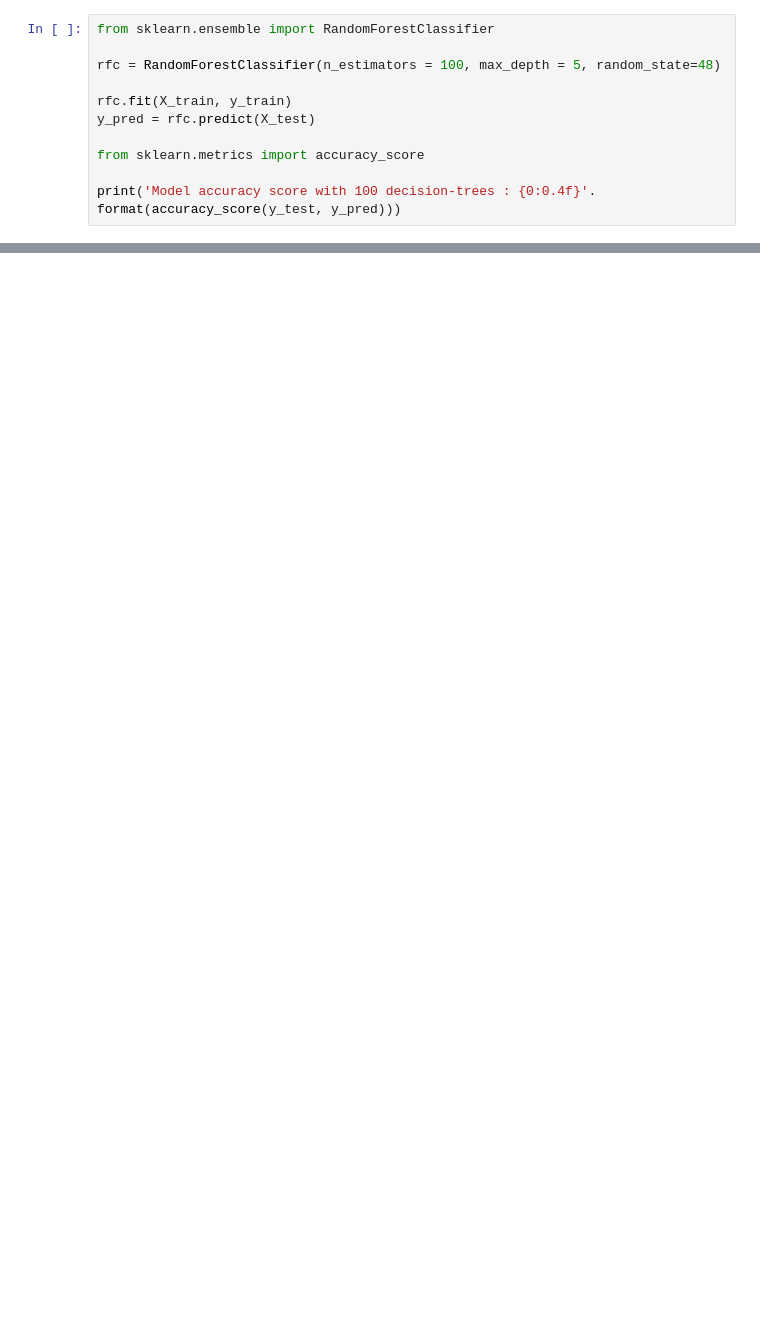
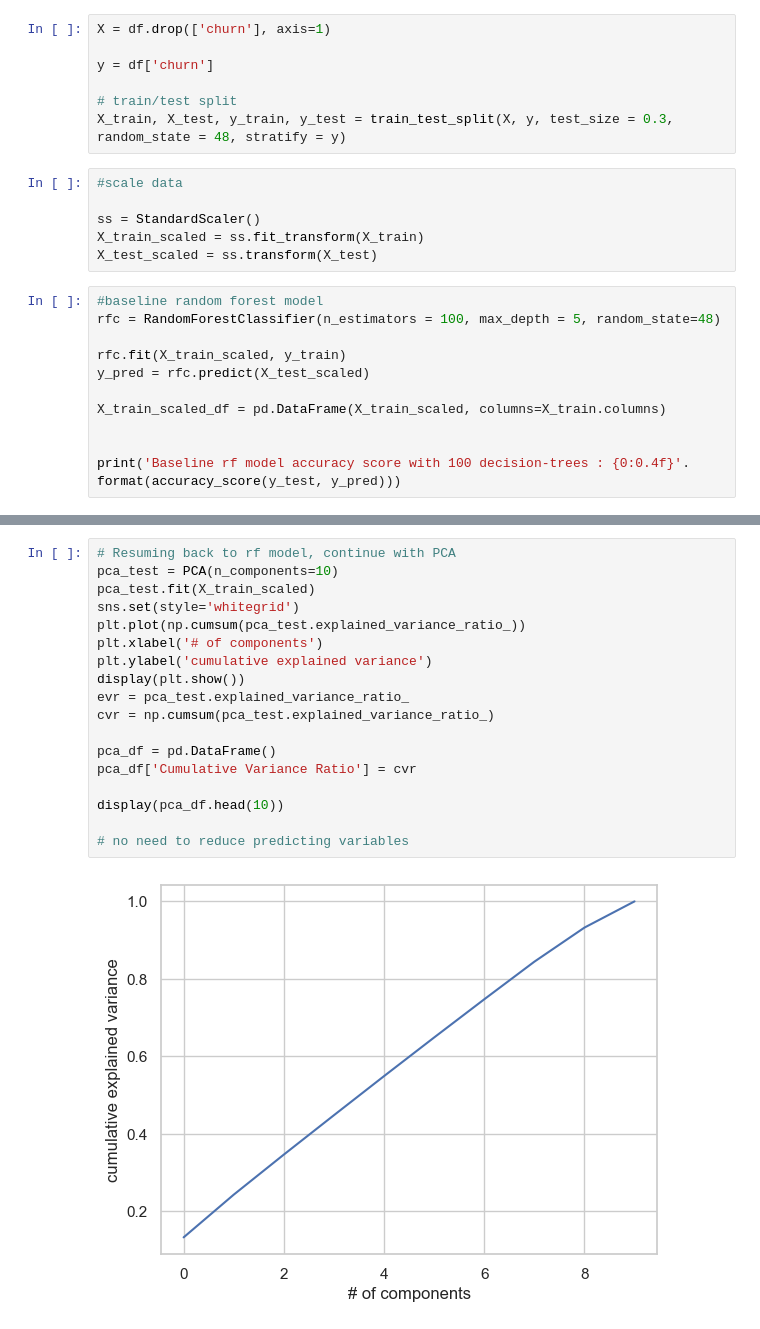
Before and after one commit to howarc/CustomChurn, a Jupyter notebook: main.ipynb, the cells around one changed output, grey strips where cells are left out. Cells and saved outputs as stored; diff of their text form; blank space fills up the shorter version.

```diff
--- a/main.ipynb
+++ b/main.ipynb
@@ -84,12 +46,25 @@ dtype: object
+# %%
+X = df.drop(['churn'], axis=1)
+
+y = df['churn']
+
+# train/test split
+X_train, X_test, y_train, y_test = train_test_split(X, y, test_size = 0.3, random_state = 48, stratify = y)
+# %%
+#scale data
+
+ss = StandardScaler()
+X_train_scaled = ss.fit_transform(X_train)
+X_test_scaled = ss.transform(X_test)
 # %%
-from sklearn.ensemble import RandomForestClassifier
-
+#baseline random forest model
 rfc = RandomForestClassifier(n_estimators = 100, max_depth = 5, random_state=48)
 
-rfc.fit(X_train, y_train)
-y_pred = rfc.predict(X_test)
+rfc.fit(X_train_scaled, y_train)
+y_pred = rfc.predict(X_test_scaled)
 
-from sklearn.metrics import accuracy_score
+X_train_scaled_df = pd.DataFrame(X_train_scaled, columns=X_train.columns)
 
-print('Model accuracy score with 100 decision-trees : {0:0.4f}'. format(accuracy_score(y_test, y_pred)))
+
+print('Baseline rf model accuracy score with 100 decision-trees : {0:0.4f}'. format(accuracy_score(y_test, y_pred)))
 # %% [output]
@@ -124,0 +156,20 @@ KeyError: "['credit_card'] not found in axis"
+# %%
+# Resuming back to rf model, continue with PCA
+pca_test = PCA(n_components=10)
+pca_test.fit(X_train_scaled)
+sns.set(style='whitegrid')
+plt.plot(np.cumsum(pca_test.explained_variance_ratio_))
+plt.xlabel('# of components')
+plt.ylabel('cumulative explained variance')
+display(plt.show())
+evr = pca_test.explained_variance_ratio_
+cvr = np.cumsum(pca_test.explained_variance_ratio_)
+
+pca_df = pd.DataFrame()
+pca_df['Cumulative Variance Ratio'] = cvr
+
+display(pca_df.head(10))
+
+# no need to reduce predicting variables
+# %% [output]
+[figure, added]
```
Also changed, not shown: parts of 16 cells of this notebook, 1 other file.
